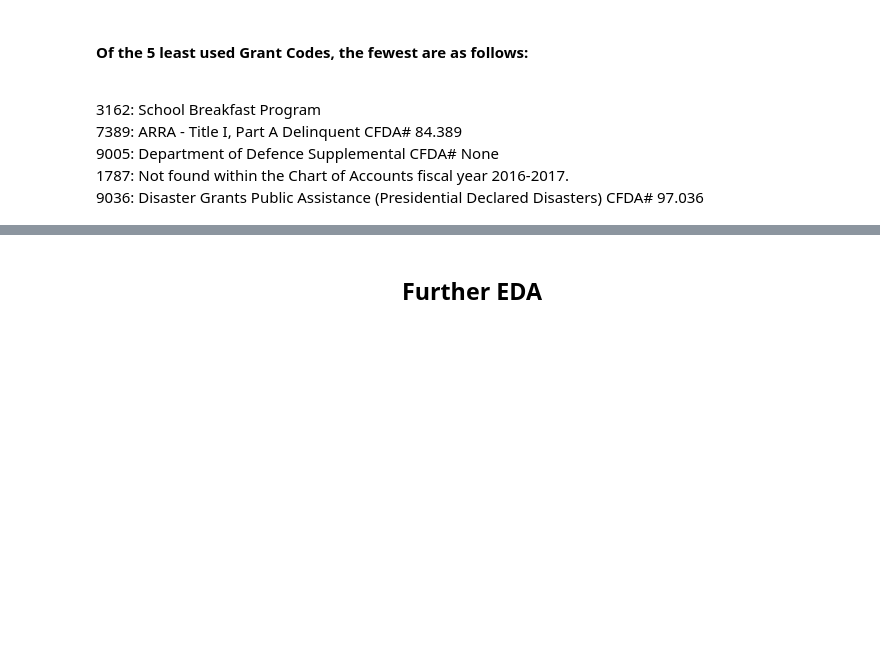
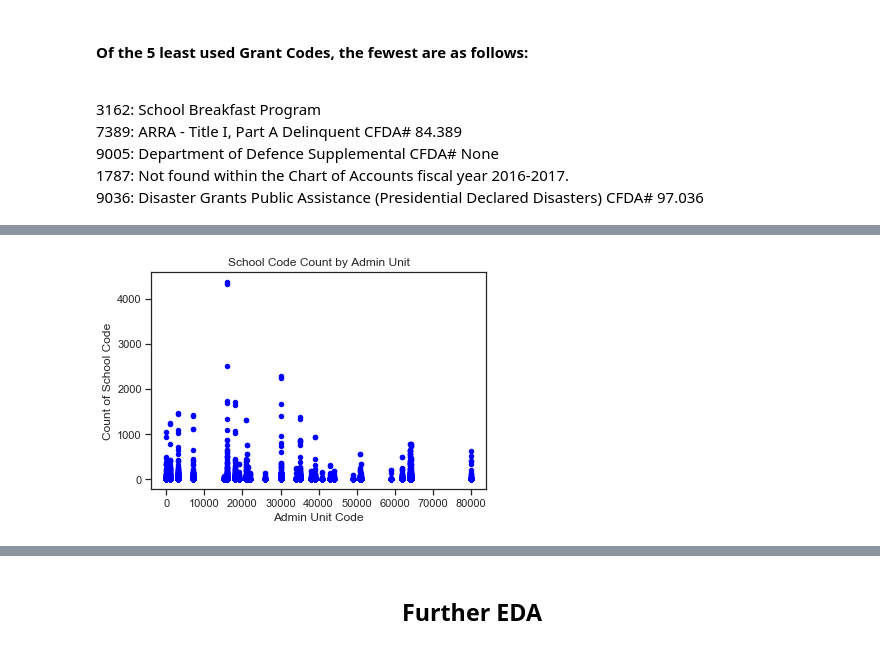
Before and after one commit to stacysandy/Data-Science-Practicum-II, a Jupyter notebook: Stacey_Sandy-Practicum_II.ipynb, the cells around one changed output, grey strips where cells are left out. Saved outputs shown, nothing was run; the diff lists cells and outputs as text; code cells hidden in the pictures; blank space fills up the shorter version.

```diff
--- a/Stacey_Sandy-Practicum_II.ipynb
+++ b/Stacey_Sandy-Practicum_II.ipynb
@@ -1061,0 +1226,10 @@ dtype: int64
+# %%
+# Conduct a simple plot of the groupBy dataframe SCn_by_FCOSCAU too see admin_unit by school_code
+SCn_by_FCOSCAU.plot(x='admin_unit', y='school_code', kind='scatter', color='blue')
+plt.title('School Code Count by Admin Unit')
+plt.xlabel('Admin Unit Code')
+plt.ylabel('Count of School Code')
+plt.savefig('SCn_by_AU.png')
+plt.show()
+# %% [output]
+[figure, added]
```
Also changed, not shown: parts of 201 cells of this notebook, 10 other files.
